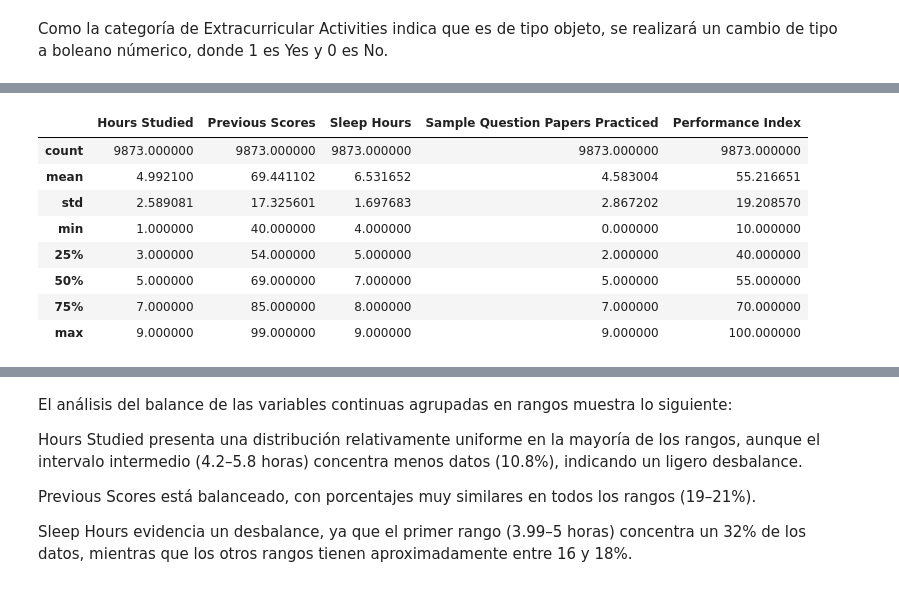
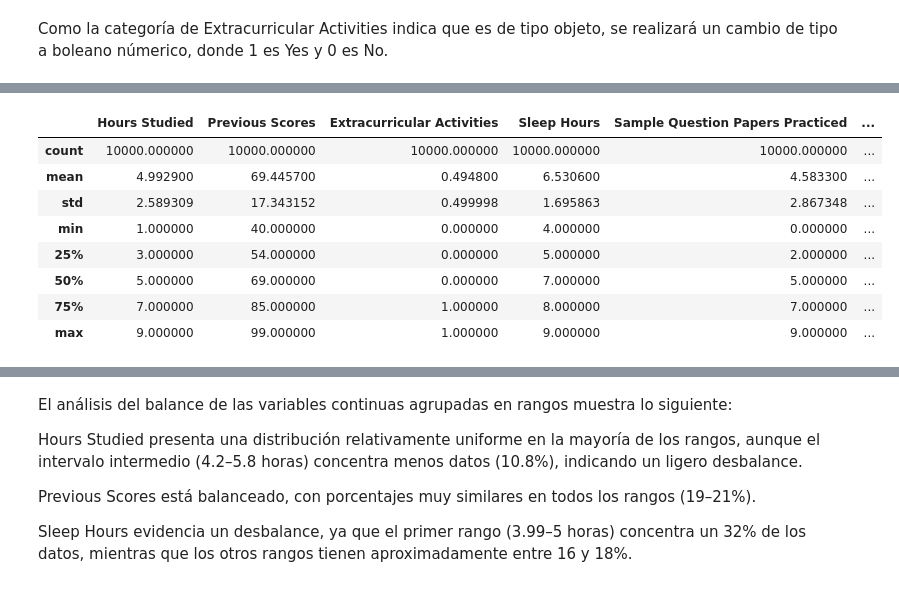
Before and after one commit to Felipaus3465/tarea1IA, a Jupyter notebook: SC.ipynb, the cells around one changed output, grey strips where cells are left out. Cells and saved outputs as stored; diff of their text form; code cells hidden in the pictures.

```diff
--- a/SC.ipynb
+++ b/SC.ipynb
@@ -81,5 +70,5 @@ Como se descubrio 127 filas duplicadas, se eliminaron para evitar redundacia de
 # %% [markdown]
 Como la categoría de Extracurricular Activities indica que es de tipo objeto, se realizará un cambio de tipo a boleano númerico, donde 1 es Yes y 0 es No.
 # %%
-# Cambia los valores de "Yes" y "No" a 1 y 0 respectivamente
-data_clean.loc[:, "Extracurricular Activities"] = data_clean["Extracurricular Activities"].fillna("No").map({"Yes": 1, "No": 0})
+# Cambia los valores de "Yes" y "No" a 1 y 0, respectivamente
+data["Extracurricular Activities"] = data["Extracurricular Activities"].map({"Yes": 1, "No": 0})
@@ -123,13 +75,13 @@ memory usage: 462.9+ KB
 # %%
 # Muestra estadísticas descriptivas del DataFrame
-data_clean.describe()
+data.describe()
 # %% [output]
-|  | Hours Studied | Previous Scores | Sleep Hours | Sample Question Papers Practiced | Performance Index |
-| count | 9873.000000 | 9873.000000 | 9873.000000 | 9873.000000 | 9873.000000 |
-| mean | 4.992100 | 69.441102 | 6.531652 | 4.583004 | 55.216651 |
-| std | 2.589081 | 17.325601 | 1.697683 | 2.867202 | 19.208570 |
-| min | 1.000000 | 40.000000 | 4.000000 | 0.000000 | 10.000000 |
-| 25% | 3.000000 | 54.000000 | 5.000000 | 2.000000 | 40.000000 |
-| 50% | 5.000000 | 69.000000 | 7.000000 | 5.000000 | 55.000000 |
-| 75% | 7.000000 | 85.000000 | 8.000000 | 7.000000 | 70.000000 |
-| max | 9.000000 | 99.000000 | 9.000000 | 9.000000 | 100.000000 |
+|  | Hours Studied | Previous Scores | Extracurricular Activities | Sleep Hours | Sample Question Papers Practiced | ... |
+| count | 10000.000000 | 10000.000000 | 10000.000000 | 10000.000000 | 10000.000000 | ... |
+| mean | 4.992900 | 69.445700 | 0.494800 | 6.530600 | 4.583300 | ... |
+| std | 2.589309 | 17.343152 | 0.499998 | 1.695863 | 2.867348 | ... |
+| min | 1.000000 | 40.000000 | 0.000000 | 4.000000 | 0.000000 | ... |
+| 25% | 3.000000 | 54.000000 | 0.000000 | 5.000000 | 2.000000 | ... |
+| 50% | 5.000000 | 69.000000 | 0.000000 | 7.000000 | 5.000000 | ... |
+| 75% | 7.000000 | 85.000000 | 1.000000 | 8.000000 | 7.000000 | ... |
+| max | 9.000000 | 99.000000 | 1.000000 | 9.000000 | 9.000000 | ... |
```
Also changed, not shown: parts of 51 cells of this notebook.
